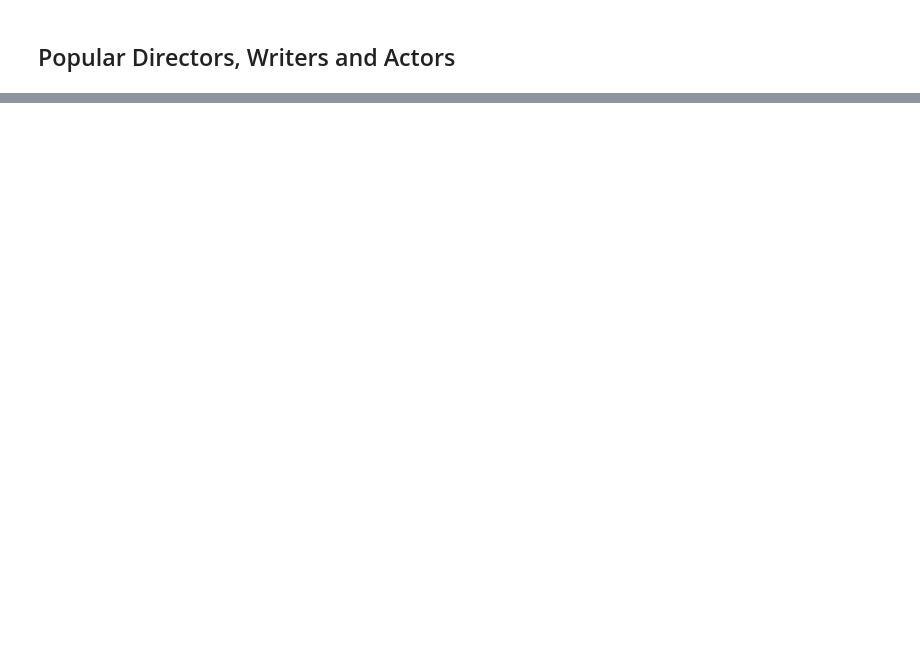
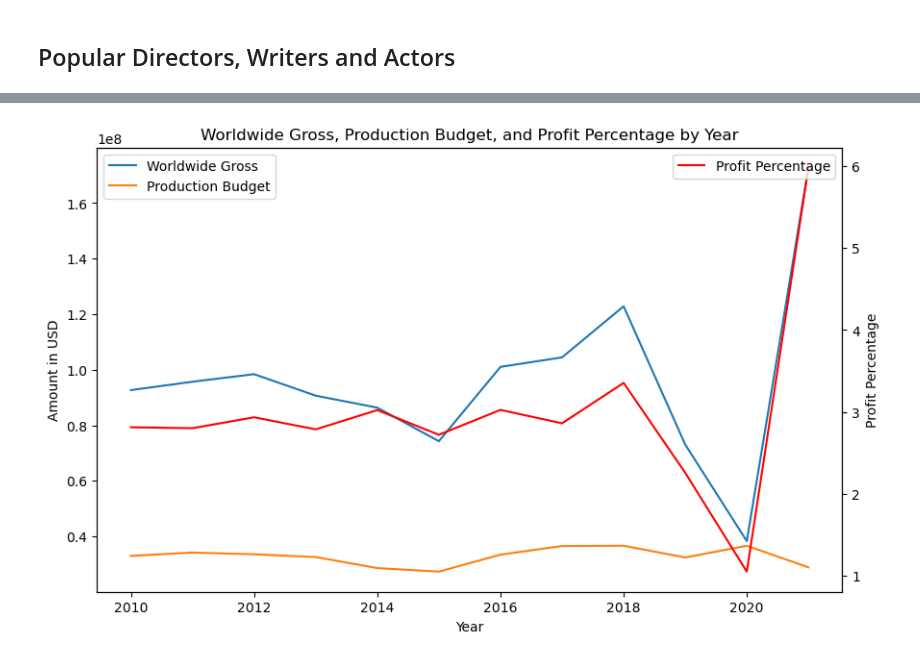
Before and after one commit to nechamab/phase-2-project, a Jupyter notebook: notebooks/finall.ipynb, the cells around one changed output, grey strips where cells are left out. Cells and saved outputs as stored; diff of their text form; code cells hidden in the pictures; blank space fills up the shorter version.

```diff
--- a/notebooks/finall.ipynb
+++ b/notebooks/finall.ipynb
@@ -296,0 +313,16 @@ ax1.set_title('Distribution of Average Profit Percentage for Actors');
+# %%
+movie_basics_groupby_year = pd.read_sql("""
+
+SELECT m.start_year,
+                COUNT(m.genres) AS genre_count,
+                AVG(CAST(REPLACE(REPLACE(t.worldwide_gross, '$', ''), ',', '') AS INT)) AS average_worldwide_gross,
+                AVG(CAST(REPLACE(REPLACE(t.production_budget, '$', ''), ',', '') AS INT)) AS average_production_budget,
+                AVG(CAST(REPLACE(REPLACE(t.worldwide_gross, '$', ''), ',', '') AS INT)) / AVG(CAST(REPLACE(REPLACE(t.production_budget, '$', ''), ',', '') AS INT)) AS average_profit_perc
+FROM movie_basics AS m
+JOIN tn_movie_budgets AS t
+        ON m.primary_title = t.movie
+GROUP BY m.start_year
+
+""", conn)
+
+movie_basics_groupby_year
@@ -296,0 +343,28 @@ ax1.set_title('Distribution of Average Profit Percentage for Actors');
+# %%
+df = movie_basics_groupby_year
+
+# Set the figure size
+fig, ax1 = plt.subplots(figsize=(10, 6))
+
+# Plot the worldwide gross and production budget on the first y-axis
+ax1.plot(df['start_year'], df['average_worldwide_gross'], label='Worldwide Gross')
+ax1.plot(df['start_year'], df['average_production_budget'], label='Production Budget')
+ax1.set_xlabel('Year')
+ax1.set_ylabel('Amount in USD')
+
+# Create a secondary y-axis for profit percentage
+ax2 = ax1.twinx()
+ax2.plot(df['start_year'], df['average_profit_perc'], color='red', label='Profit Percentage')
+ax2.set_ylabel('Profit Percentage')
+
+# Set the title
+plt.title('Worldwide Gross, Production Budget, and Profit Percentage by Year')
+
+# Add legends for both y-axes
+ax1.legend(loc='upper left')
+ax2.legend(loc='upper right')
+
+# Display the plot
+plt.show()
+# %% [output]
+[figure, added]
```
Also changed, not shown: parts of 20 cells of this notebook.
